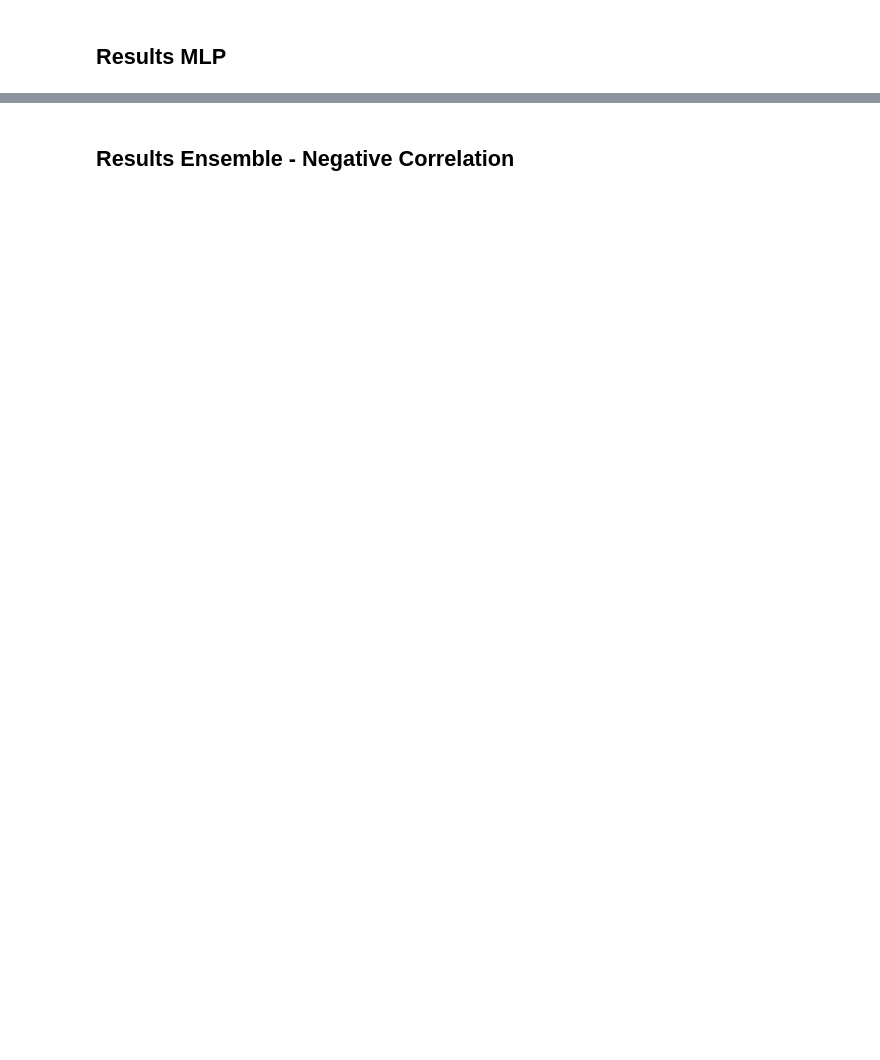
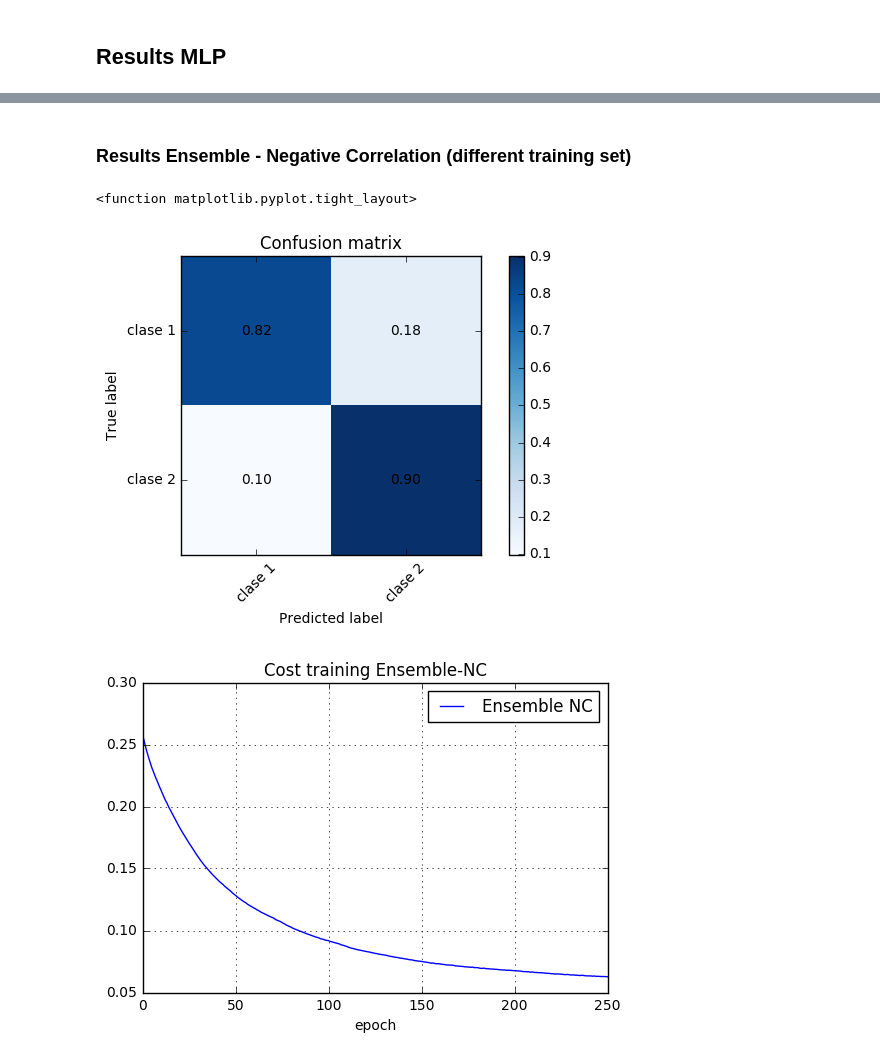
Before and after one commit to pdoren/DeepEnsemble, a Jupyter notebook: examples/Australian Credit Card Assessment/main.ipynb, the cells around one changed output, grey strips where cells are left out. Cells and saved outputs as stored; diff of their text form; code cells hidden in the pictures; blank space fills up the shorter version.

```diff
--- a/examples/Australian Credit Card Assessment/main.ipynb
+++ b/examples/Australian Credit Card Assessment/main.ipynb
@@ -109,7 +219,7 @@ plt.tight_layout()
 from libml.ensemble.ensemblemodel import EnsembleModel
 
 # Create Ensemble
-ensemble = EnsembleModel()
+ensemble_nc = EnsembleModel(name="Ensemble NC")
 
 # Create models for ensemble
 for i in range(4):
@@ -117,34 +227,28 @@ for i in range(4):
     net.add_layer(Dense(n_input=data_input.shape[1], n_output=10, activation=T.nnet.sigmoid))
     net.add_layer(Dense(n_output=len(classes_names), activation=T.nnet.sigmoid))
     net.append_cost(mse)
-    net.set_update(sgd_momentum, learning_rate=0.1, momentum_rate=0.9)
-    ensemble.append_model(net)
+    net.set_update(sgd, learning_rate=0.1)
+    ensemble_nc.append_model(net)
 
-ensemble.add_cost_ensemble(fun_cost=neg_corr, lamb_neg_corr=1.0)  # adds neg correlation in all models
-ensemble.compile()
+ensemble_nc.add_cost_ensemble(fun_cost=neg_corr, lamb_neg_corr=1.0)  # adds neg correlation in all models
+ensemble_nc.compile()
 
-metrics_ensemble = EnsembleClassifierMetrics(ensemble)
+metrics_ensemble = EnsembleClassifierMetrics(ensemble_nc)
 
-for i, (train_set, test_set) in enumerate(sss):
-    # data train and test
-    input_train = data_input[train_set]
-    input_test = data_input[test_set]
-    target_train = data_target[train_set]
-    target_test = data_target[test_set]
-
+for i in range(25):
     # training
     tic = time.time()
-    metrics = ensemble.fit(input_train, target_train,
+    metrics = ensemble_nc.fit_diff_training_set(input_train, target_train,
                                 max_epoch=max_epoch, batch_size=32,
                                 validation_jump=validation_jump, early_stop_th=4)
     toc = time.time()
 
     # Compute metrics
-    metrics_ensemble.append_prediction(target_test, ensemble.predict(input_test))
+    metrics_ensemble.append_prediction(target_test, ensemble_nc.predict(input_test))
     metrics_ensemble.append_metric(metrics)
 
-    # Reset parameters
-    ensemble.reset()
+    # Reset parameters of all ensemble's models
+    ensemble_nc.reset()
 
     print("%d Elapsed time [s]: %f" % (i, toc - tic))
 
@@ -152,13 +274,17 @@ print("FINISHED!")
 # %% [markdown]
-## Results Ensemble - Negative Correlation
+### Results Ensemble - Negative Correlation (different training set)
 # %%
 %matplotlib inline
 import matplotlib.pylab as plt
 
 metrics_ensemble.plot_confusion_matrix()
 metrics_ensemble.plot_cost(max_epoch, "Cost training Ensemble-NC")
 metrics_ensemble.plot_cost_models(max_epoch, "Cost training Ensemble-NC per models")
 metrics_ensemble.plot_score(max_epoch, "Accuracy training Ensemble-NC")
-metrics_ensemble.plot_score(max_epoch, "Accuracy training Ensemble-NC per models")
+metrics_ensemble.plot_score_models(max_epoch, "Accuracy training Ensemble-NC per models")
 
-plt.tight_layout()
+plt.tight_layout
+# %% [output]
+<function matplotlib.pyplot.tight_layout>
+[figure, added]
+[figure, added]
```
Also changed, not shown: parts of 16 cells of this notebook, 7 other files.
